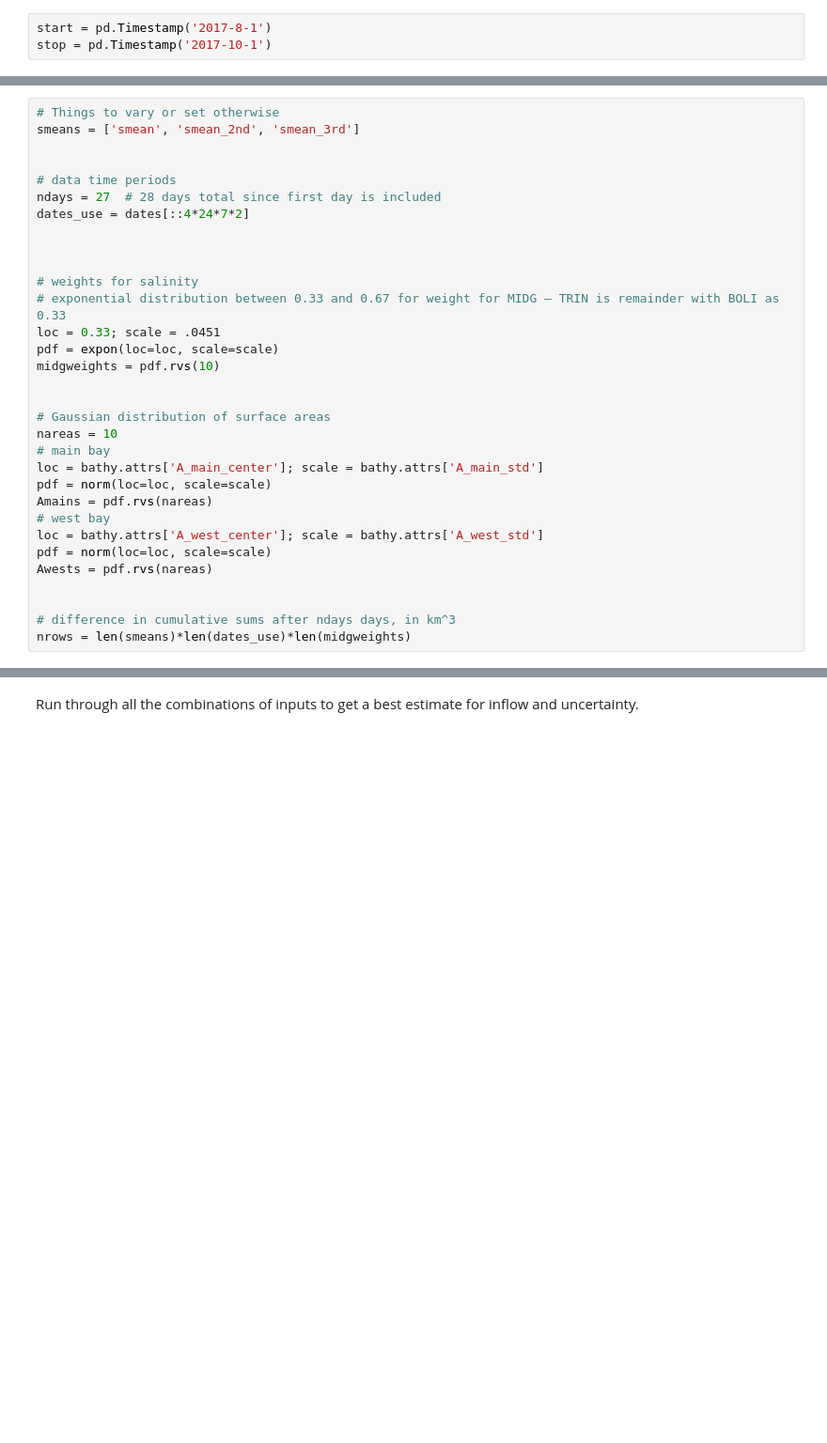
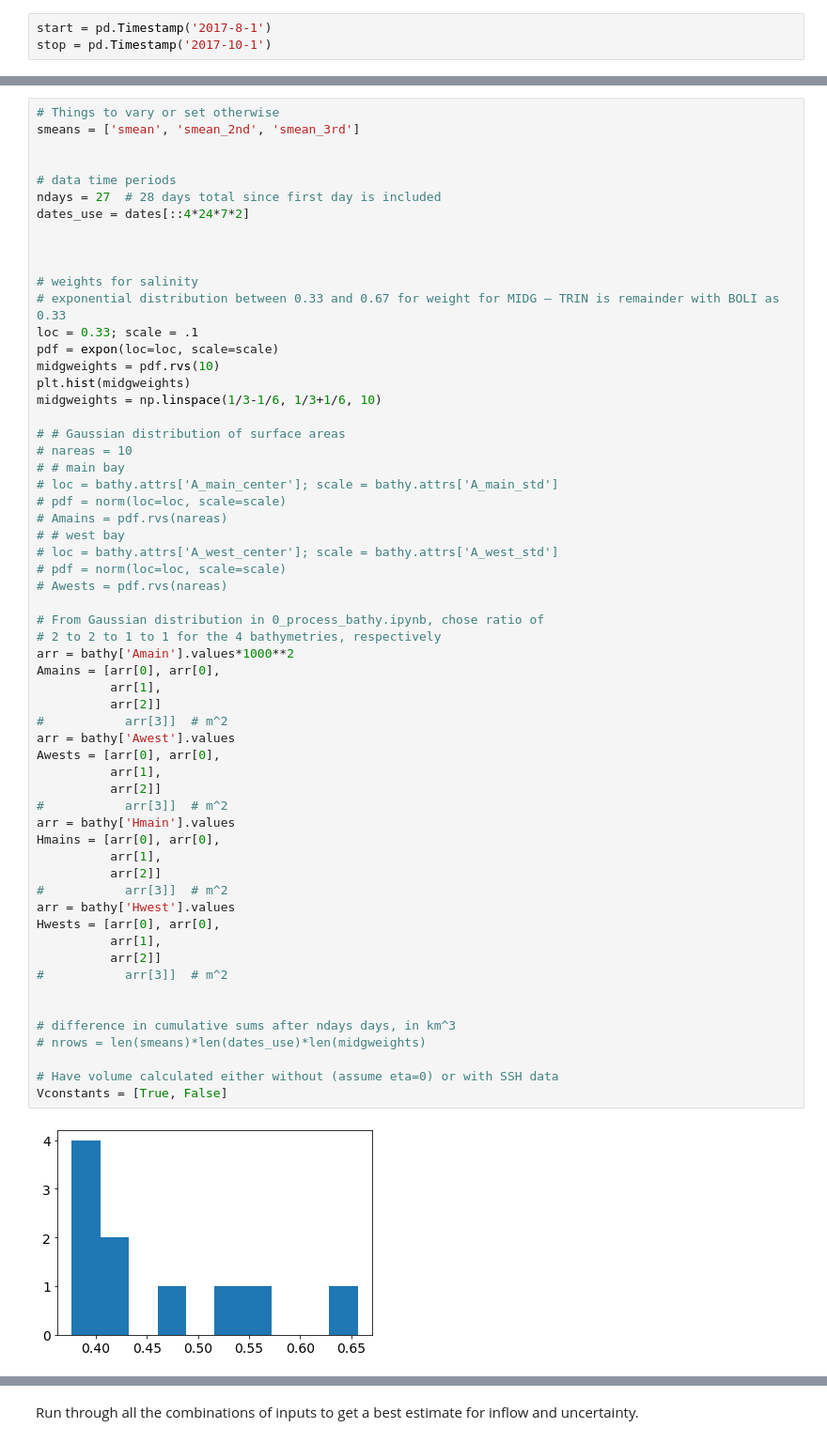
Before and after one commit to kthyng/harvey_inflow, a Jupyter notebook: notebooks/3_calculation.ipynb, the cells around one changed output, grey strips where cells are left out. Shown at 94% size. Cells and saved outputs as stored; diff of their text form; blank space fills up the shorter version.

```diff
--- a/notebooks/3_calculation.ipynb
+++ b/notebooks/3_calculation.ipynb
@@ -196,32 +183,61 @@ def calc_harvey(smean, midgweight, Amain, Awest, date):
 # %%
 # Things to vary or set otherwise
 smeans = ['smean', 'smean_2nd', 'smean_3rd']
 
 
 # data time periods
 ndays = 27  # 28 days total since first day is included
 dates_use = dates[::4*24*7*2]
 
 
 
 # weights for salinity
 # exponential distribution between 0.33 and 0.67 for weight for MIDG — TRIN is remainder with BOLI as 0.33
-loc = 0.33; scale = .0451
+loc = 0.33; scale = .1
 pdf = expon(loc=loc, scale=scale)
 midgweights = pdf.rvs(10)
+plt.hist(midgweights)
+midgweights = np.linspace(1/3-1/6, 1/3+1/6, 10)
 
+# # Gaussian distribution of surface areas
+# nareas = 10
+# # main bay
+# loc = bathy.attrs['A_main_center']; scale = bathy.attrs['A_main_std']
+# pdf = norm(loc=loc, scale=scale)
+# Amains = pdf.rvs(nareas)
+# # west bay
+# loc = bathy.attrs['A_west_center']; scale = bathy.attrs['A_west_std']
+# pdf = norm(loc=loc, scale=scale)
+# Awests = pdf.rvs(nareas)
 
-# Gaussian distribution of surface areas
-nareas = 10
-# main bay
-loc = bathy.attrs['A_main_center']; scale = bathy.attrs['A_main_std']
-pdf = norm(loc=loc, scale=scale)
-Amains = pdf.rvs(nareas)
-# west bay
-loc = bathy.attrs['A_west_center']; scale = bathy.attrs['A_west_std']
-pdf = norm(loc=loc, scale=scale)
-Awests = pdf.rvs(nareas)
+# From Gaussian distribution in 0_process_bathy.ipynb, chose ratio of
+# 2 to 2 to 1 to 1 for the 4 bathymetries, respectively
+arr = bathy['Amain'].values*1000**2
+Amains = [arr[0], arr[0],
+          arr[1],
+          arr[2]]
+#           arr[3]]  # m^2
+arr = bathy['Awest'].values
+Awests = [arr[0], arr[0],
+          arr[1],
+          arr[2]]
+#           arr[3]]  # m^2
+arr = bathy['Hmain'].values
+Hmains = [arr[0], arr[0],
+          arr[1],
+          arr[2]]
+#           arr[3]]  # m^2
+arr = bathy['Hwest'].values
+Hwests = [arr[0], arr[0],
+          arr[1],
+          arr[2]]
+#           arr[3]]  # m^2
 
 
 # difference in cumulative sums after ndays days, in km^3
-nrows = len(smeans)*len(dates_use)*len(midgweights)
+# nrows = len(smeans)*len(dates_use)*len(midgweights)
+
+# Have volume calculated either without (assume eta=0) or with SSH data
+Vconstants = [True, False]
+# %% [output]
+[figure, added]
```
Also changed, not shown: parts of 51 cells of this notebook, 5 other files.
